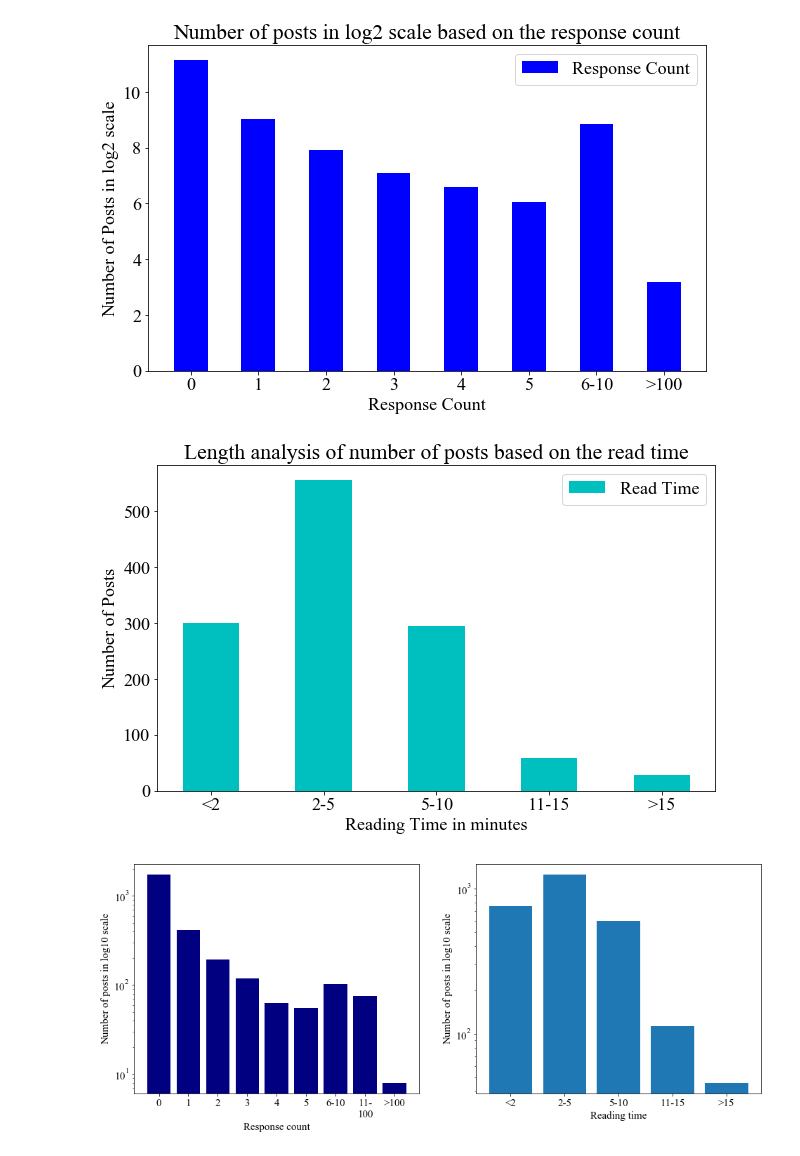
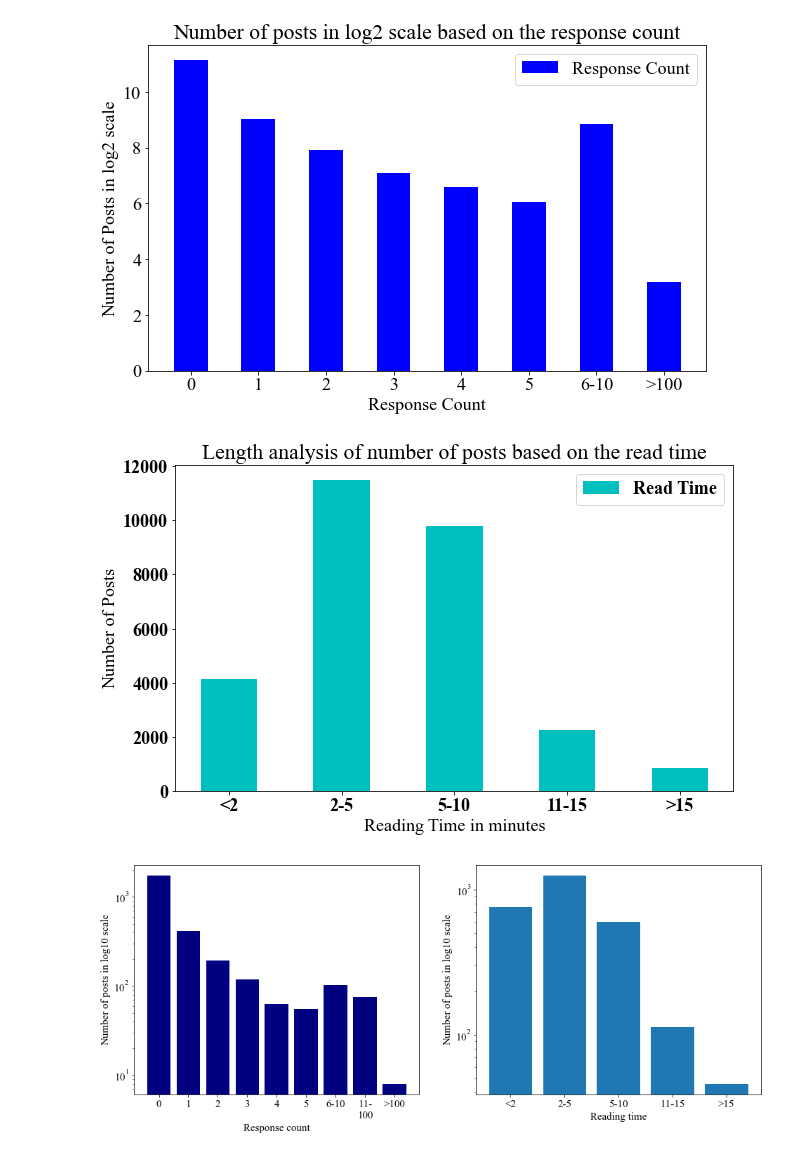
Before and after one commit to shantoroy/medium_blog_post_scrape, a Jupyter notebook: analysis/notebooks/Data Visualization.ipynb, the cells around one changed output. Saved outputs shown, nothing was run; the diff lists cells and outputs as text; code cells hidden in the pictures.

```diff
--- a/analysis/notebooks/Data Visualization.ipynb
+++ b/analysis/notebooks/Data Visualization.ipynb
@@ -60,31 +60,31 @@ plt1.savefig('medium_response_count.pdf', dpi=300)
 # %%
 
 from matplotlib import pyplot as plt2
 from matplotlib.pyplot import figure
 import numpy as np
 font = {'family' : 'Times New Roman',
         'weight' : 'bold',
         'size'   : 18}
 
 plt2.rc('font', **font)
 
 figure(num=None, figsize=(10, 6))
 
 labels = ['<2', '2-5', '5-10', '11-15', '>15']
-sizes = [300, 556, 295, 58, 29]
+sizes = [4147, 11485, 9779, 2259, 859]
 
 #Labels=['0', '1', '2', '3', '4', '5', '6', '7 or more']
 y_pos=np.arange(len(labels))
-plt2.bar(y_pos + 0, sizes, width=0.5, color = 'navy', label='Read Time')
+plt2.bar(y_pos + 0, sizes, width=0.5, color = 'c', label='Read Time')
 #plt.bar(y_pos + 0.25,CommentCount_for_Bar, width=0.25,color = 'c',label = 'Comments')
 plt2.xticks(y_pos, labels)
 plt2.legend(loc='best')
 plt2.ylabel('Number of Posts')
 plt2.xlabel('Reading Time in minutes')
 plt2.title("Length analysis of number of posts based on the read time")
 plt2.savefig('medium_read_time.pdf', dpi=300)
 # %% [output]
-[figure, old version]
+[figure, new version]
 # %%
 import numpy as np
 import matplotlib.pyplot as plt
```
Also changed, not shown: parts of 8 cells of this notebook, 21 other files.
